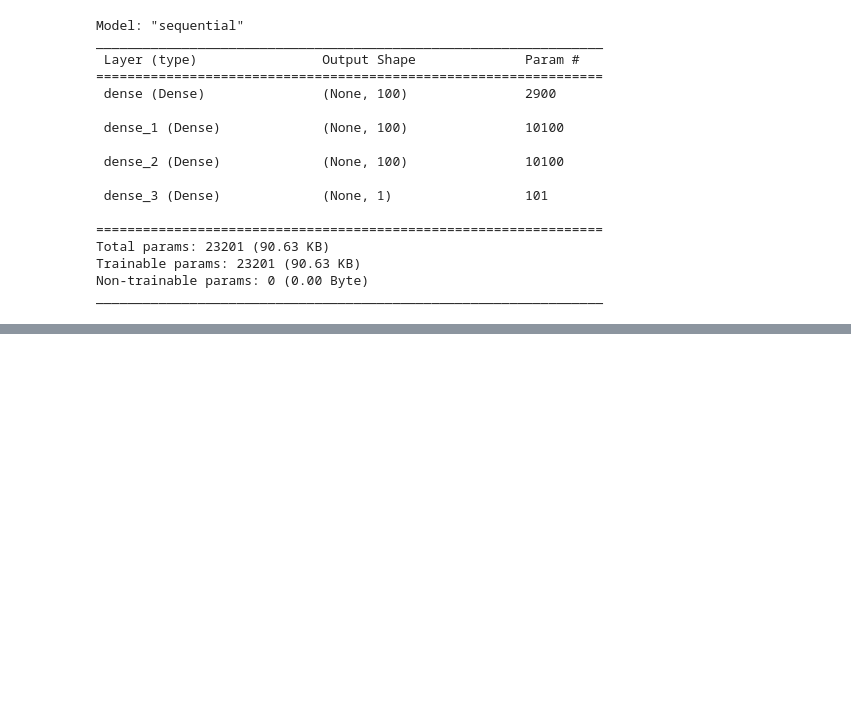
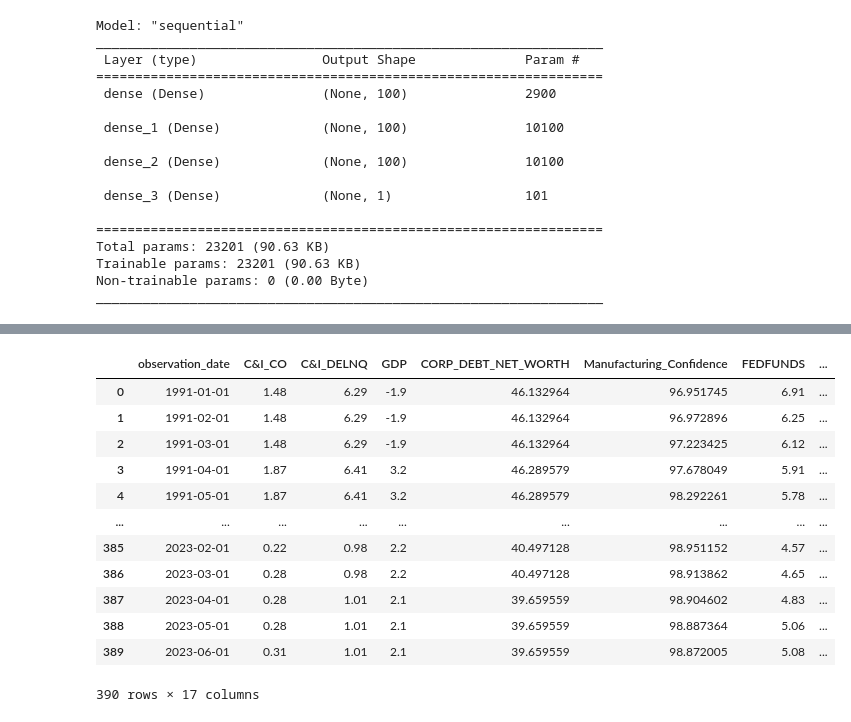
Before and after one commit to RyakDL/Project-Loan-Charge-Offs, a Jupyter notebook: RandomForests_final_v2.ipynb, the cells around one changed output, grey strips where cells are left out. Saved outputs shown, nothing was run; the diff lists cells and outputs as text; code cells hidden in the pictures; blank space fills up the shorter version.

```diff
--- a/RandomForests_final_v2.ipynb
+++ b/RandomForests_final_v2.ipynb
@@ -257,0 +497,4 @@ Loss: -58760572.0, Accuracy: 0.2551020383834839
+# %%
+# Inspect data types
+ci_bin_df = CI_df.copy()
+ci_bin_df.dtypes
@@ -257,0 +512,26 @@ Loss: -58760572.0, Accuracy: 0.2551020383834839
+# %%
+# Binning process
+# Binning the data for classification Question: should we be using pd cut to get more bins?
+ci_bin_df["C&I_CO_BIN"] = pd.qcut(CI_df['C&I_CO'],4, labels= [1, 2, 3, 4])
+ci_bin_df["C&I_DELNQ_BIN"] = pd.qcut(CI_df['C&I_DELNQ'],4, labels= ['low', 'medium-low', 'medium-high', 'high'])
+ci_bin_df["GDP_BIN"] = pd.qcut(CI_df['GDP'],4, labels= ['low', 'medium-low', 'medium-high', 'high'])
+ci_bin_df["CORP_DEBT_NET_WORTH_BIN"] = pd.qcut(CI_df['CORP_DEBT_NET_WORTH'],4, labels= ['low', 'medium-low', 'medium-high', 'high'])
+ci_bin_df["Manufacturing_Confidence_BIN"] = pd.qcut(CI_df['Manufacturing_Confidence'],4, labels= ['low', 'medium-low', 'medium-high', 'high'])
+ci_bin_df["FEDFUNDS_BIN"] = pd.qcut(CI_df['FEDFUNDS'],4, labels= ['low', 'medium-low', 'medium-high', 'high'])
+ci_bin_df["CORP_SAVINGS_LEVEL_BIN"] = pd.qcut(CI_df['CORP_SAVINGS_LEVEL'],4, labels= ['low', 'medium-low', 'medium-high', 'high'])
+ci_bin_df["UNRATE_BIN"] = pd.qcut(CI_df['UNRATE'],4, labels= ['low', 'medium-low', 'medium-high', 'high'])
+ci_bin_df
+# %% [output]
+|  | observation_date | C&I_CO | C&I_DELNQ | GDP | CORP_DEBT_NET_WORTH | Manufacturing_Confidence | FEDFUNDS | ... |
+| 0 | 1991-01-01 | 1.48 | 6.29 | -1.9 | 46.132964 | 96.951745 | 6.91 | ... |
+| 1 | 1991-02-01 | 1.48 | 6.29 | -1.9 | 46.132964 | 96.972896 | 6.25 | ... |
+| 2 | 1991-03-01 | 1.48 | 6.29 | -1.9 | 46.132964 | 97.223425 | 6.12 | ... |
+| 3 | 1991-04-01 | 1.87 | 6.41 | 3.2 | 46.289579 | 97.678049 | 5.91 | ... |
+| 4 | 1991-05-01 | 1.87 | 6.41 | 3.2 | 46.289579 | 98.292261 | 5.78 | ... |
+| ... | ... | ... | ... | ... | ... | ... | ... | ... |
+| 385 | 2023-02-01 | 0.22 | 0.98 | 2.2 | 40.497128 | 98.951152 | 4.57 | ... |
+| 386 | 2023-03-01 | 0.28 | 0.98 | 2.2 | 40.497128 | 98.913862 | 4.65 | ... |
+| 387 | 2023-04-01 | 0.28 | 1.01 | 2.1 | 39.659559 | 98.904602 | 4.83 | ... |
+| 388 | 2023-05-01 | 0.28 | 1.01 | 2.1 | 39.659559 | 98.887364 | 5.06 | ... |
+| 389 | 2023-06-01 | 0.31 | 1.01 | 2.1 | 39.659559 | 98.872005 | 5.08 | ... |
+390 rows × 17 columns
```
Also changed, not shown: parts of 45 cells of this notebook.
